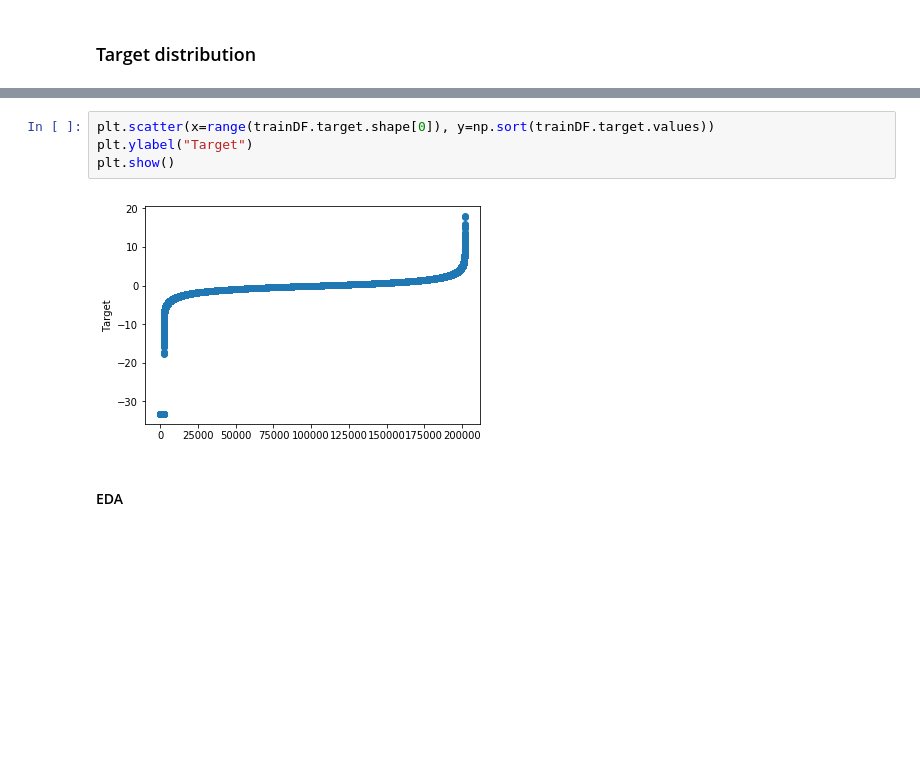
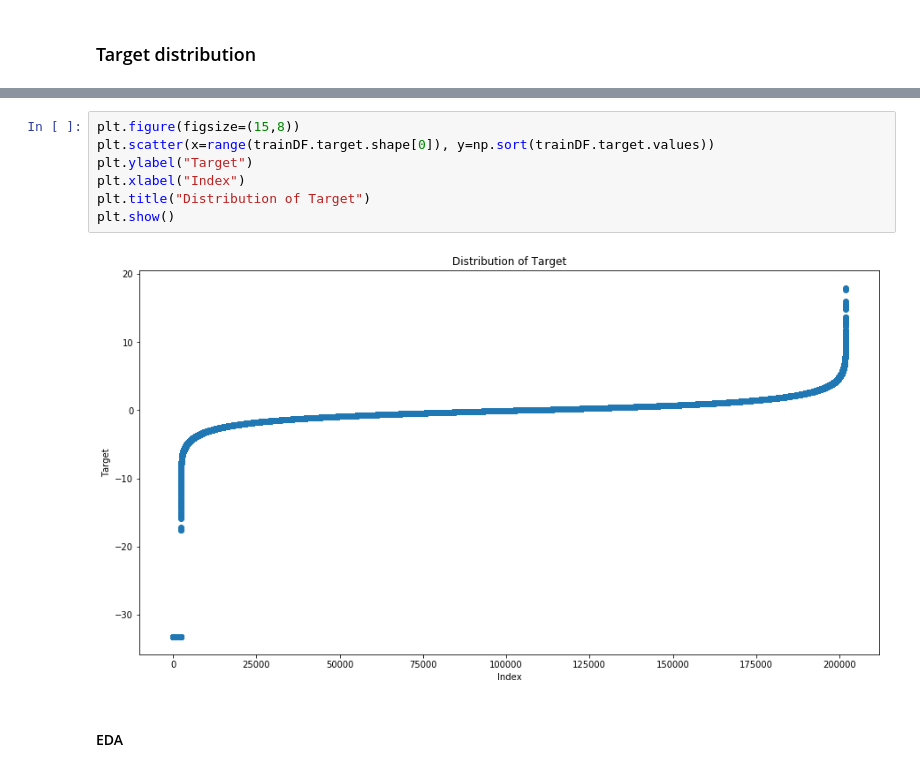
Before and after one commit to khmsha/Springboard, a Jupyter notebook: Capstone Project 2/ELO Merchant Category Recommendation Data Wrangling and EDA.ipynb, the cells around one changed output, grey strips where cells are left out. Saved outputs shown, nothing was run; the diff lists cells and outputs as text; blank space fills up the shorter version.

```diff
--- a/Capstone Project 2/ELO Merchant Category Recommendation Data Wrangling and EDA.ipynb
+++ b/Capstone Project 2/ELO Merchant Category Recommendation Data Wrangling and EDA.ipynb
@@ -1263,9 +1273,12 @@ plt.show()
 # %%
+plt.figure(figsize=(15,8))
 plt.scatter(x=range(trainDF.target.shape[0]), y=np.sort(trainDF.target.values))
 plt.ylabel("Target")
+plt.xlabel("Index")
+plt.title("Distribution of Target")
 plt.show()
 # %% [output]
-[figure, old version]
+[figure, new version]
 # %% [markdown]
 #### EDA
 # %% [markdown]
```
Also changed, not shown: parts of 9 cells of this notebook.
